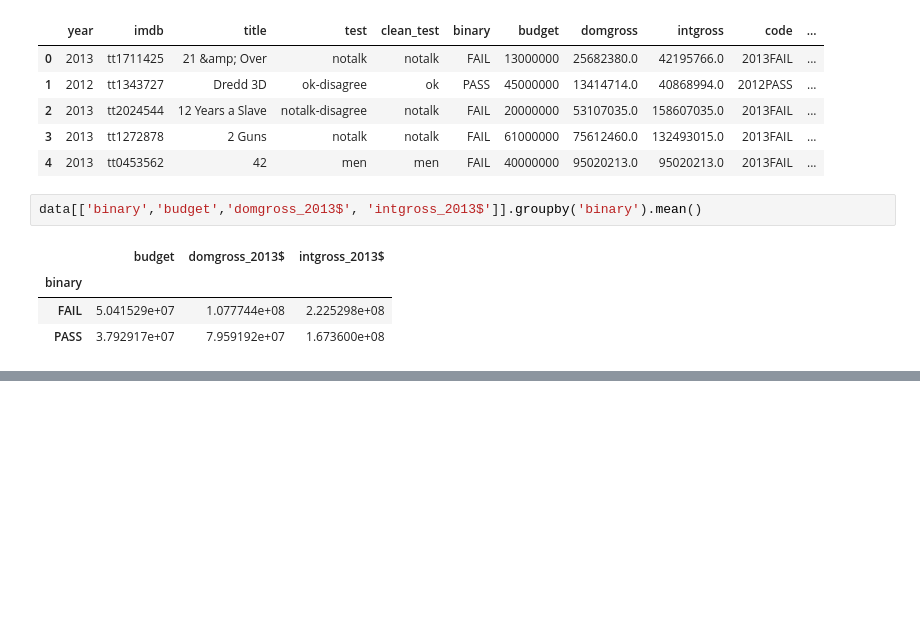
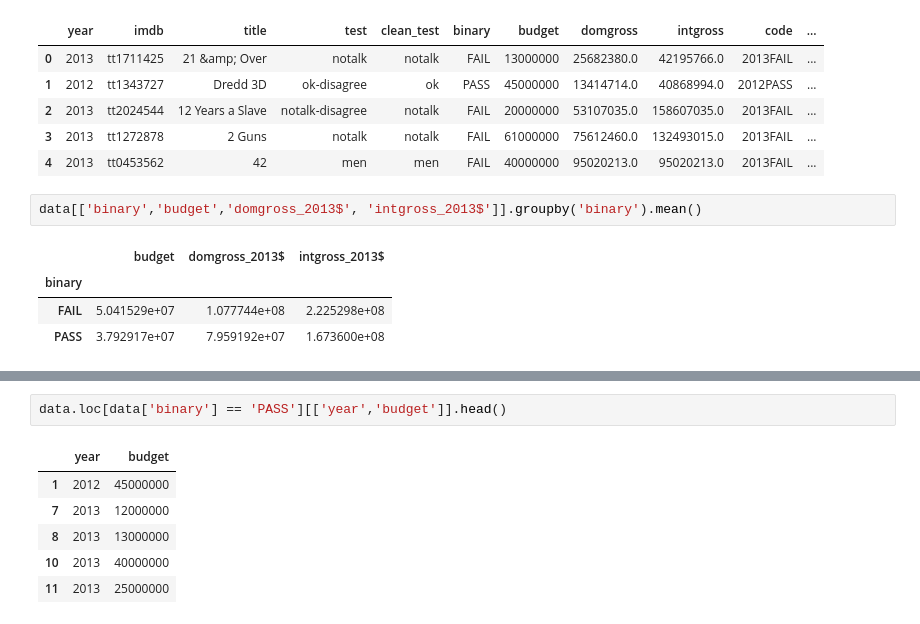
Before and after one commit to vivekster12/women_in_movies, a Jupyter notebook: trial.ipynb, the cells around one changed output, grey strips where cells are left out. Drawn from its saved outputs; the diff is of its cells as text; blank space fills up the shorter version.

```diff
--- a/trial.ipynb
+++ b/trial.ipynb
@@ -24,0 +30,9 @@ data[['binary','budget','domgross_2013$', 'intgross_2013$']].groupby('binary').m
+# %%
+data.loc[data['binary'] == 'PASS'][['year','budget']].head()
+# %% [output]
+|  | year | budget |
+| 1 | 2012 | 45000000 |
+| 7 | 2013 | 12000000 |
+| 8 | 2013 | 13000000 |
+| 10 | 2013 | 40000000 |
+| 11 | 2013 | 25000000 |
```
Also changed, not shown: parts of 3 cells of this notebook.
